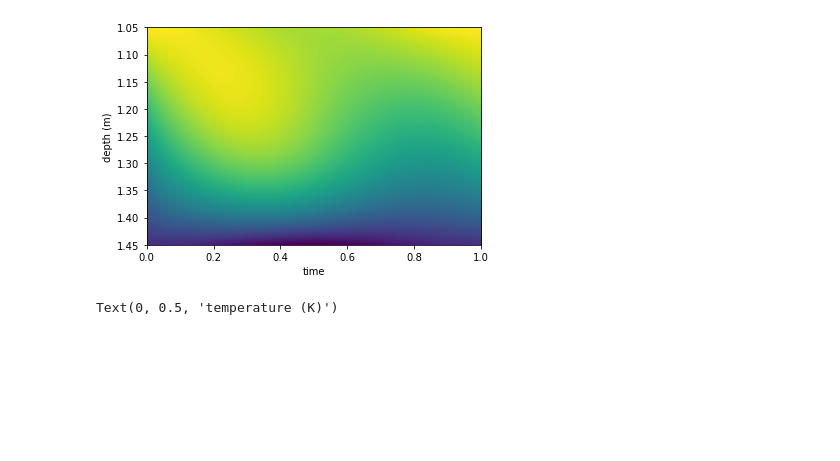
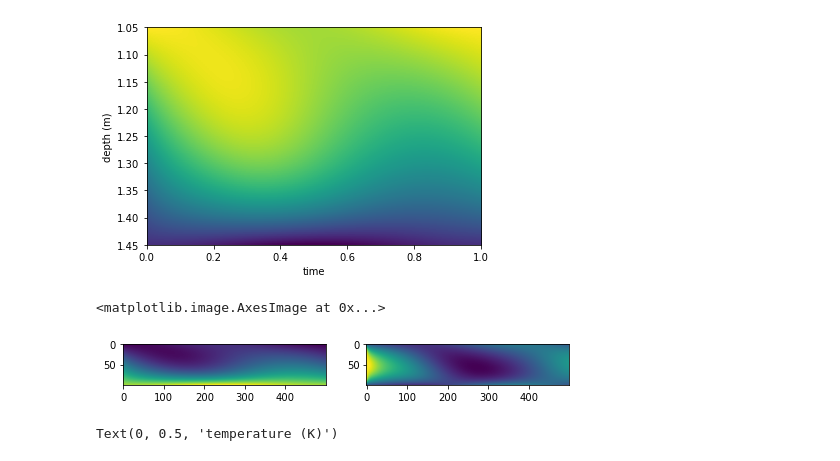
Before and after one commit to mathisbrdn/pyheatmy, a Jupyter notebook: demo.ipynb, the cells around one changed output. Cells and saved outputs as stored; diff of their text form; code cells hidden in the pictures; blank space fills up the shorter version.

Commit message:
correct advec

```diff
--- a/demo.ipynb
+++ b/demo.ipynb
@@ -78,6 +78,13 @@ ax.set_ylabel("depth (m)")
 # %% [output]
 Text(0, 0.5, 'depth (m)')
 [figure]
+# %%
+fig, axs = plt.subplots(1, 2, figsize=(8,8), facecolor = 'w')
+axs[0].imshow(col.advec_flows_solve.T)
+axs[1].imshow(col.conduc_flows_solve.T)
+# %% [output]
+<matplotlib.image.AxesImage at 0x...>
+[figure, added]
 # %%
 from itertools import islice
 
```
Also changed, not shown: parts of 3 cells of this notebook, 1 other file.
